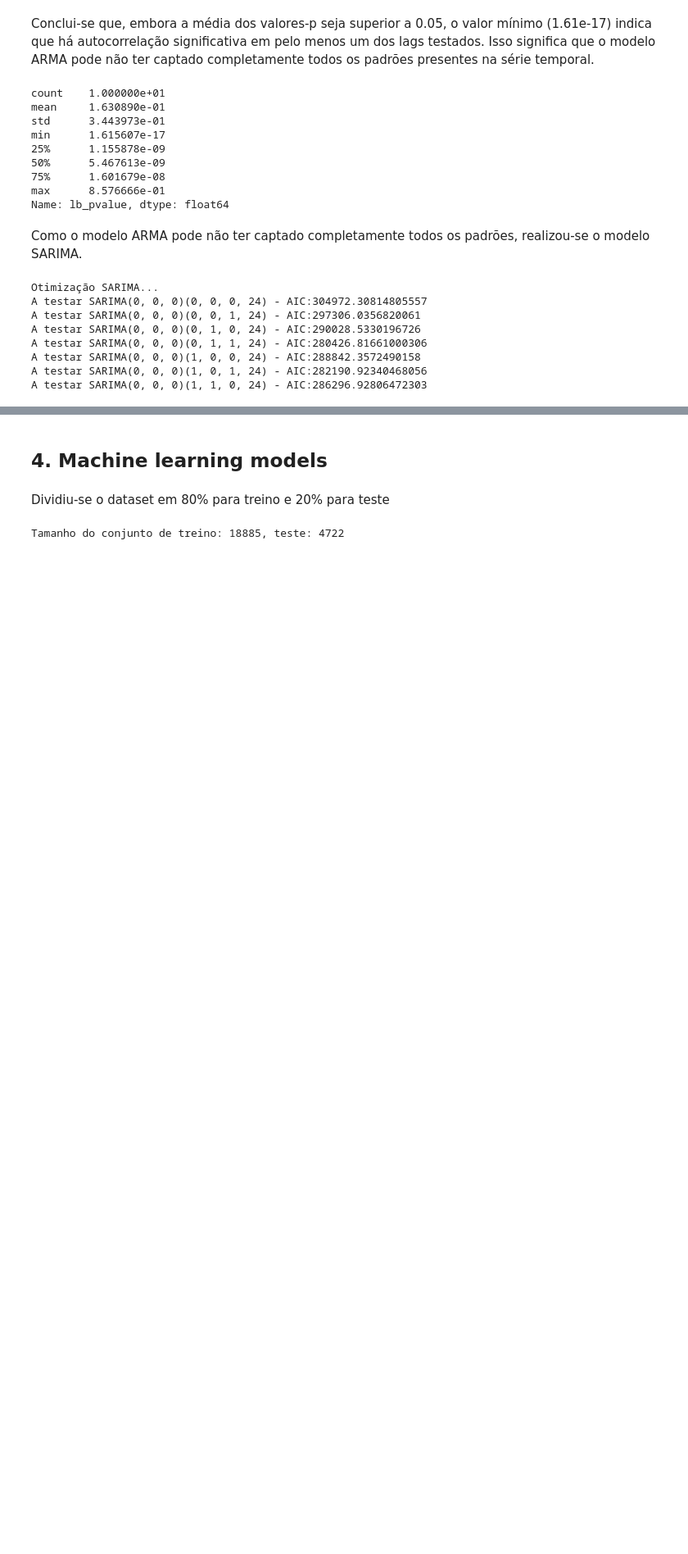
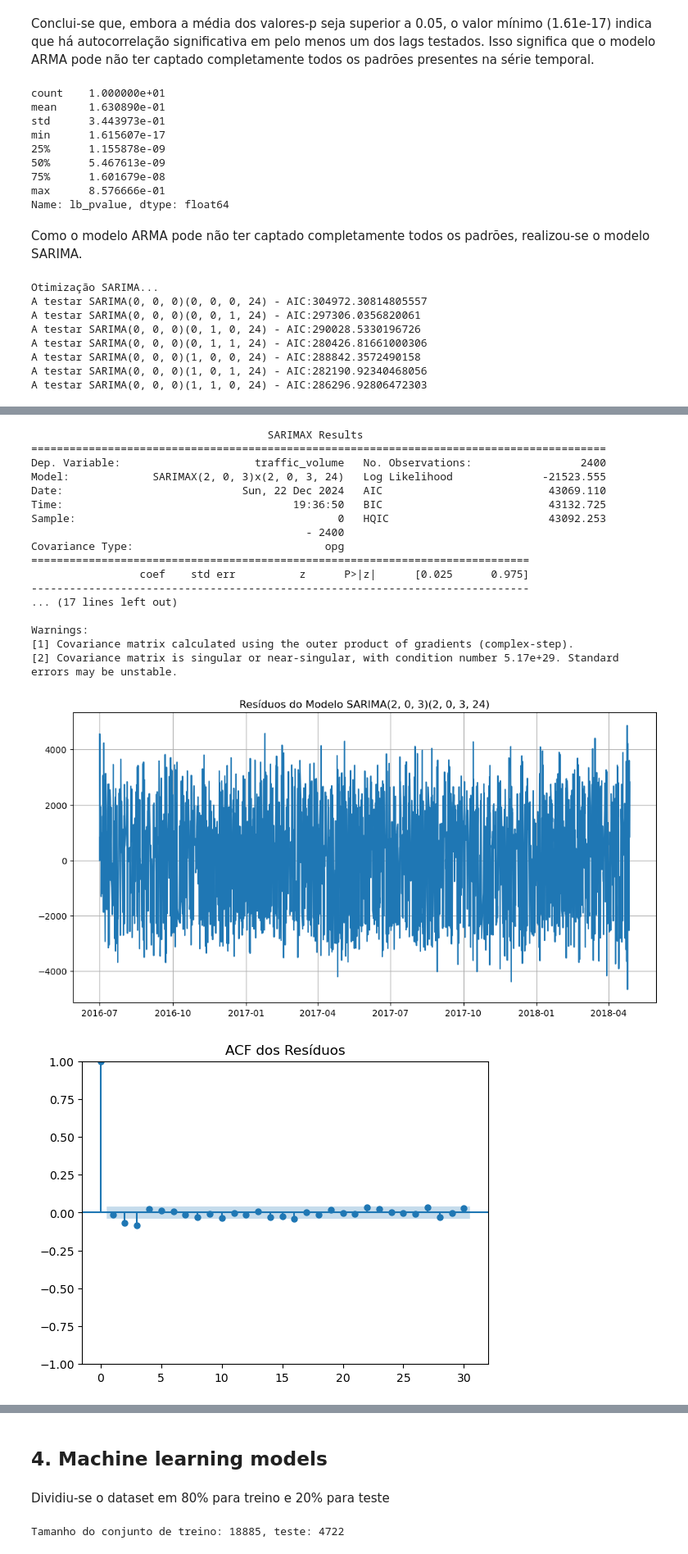
Before and after one commit to 1211508/MINDD, a Jupyter notebook: MINDD-1211508-1210926.ipynb, the cells around one changed output, grey strips where cells are left out. Shown at 82% size. Drawn from its saved outputs; the diff is of its cells as text; code cells hidden in the pictures; blank space fills up the shorter version.

```diff
--- a/MINDD-1211508-1210926.ipynb
+++ b/MINDD-1211508-1210926.ipynb
@@ -1078,31 +1098,63 @@ se nao der - usar (2, 0, 3, 24)
 # %%
-# Ajustar o modelo SARIMA com os parâmetros definidos
 model_sarima = SARIMAX(train,
                        order=(2, 0, 3),  # Parâmetros não sazonais (p, d, q)
                        seasonal_order=(2, 0, 3, 24),  # Parâmetros sazonais (P, D, Q, m)
                        simple_differencing=False)
 
 # Treinar o modelo
 model_fit_sarima = model_sarima.fit(disp=False)
 
 # Resumo do modelo
 print(model_fit_sarima.summary())
 
 # Avaliar resíduos
 residuals = model_fit_sarima.resid
 plt.figure(figsize=(12, 6))
 plt.plot(residuals)
 plt.title("Resíduos do Modelo SARIMA(2, 0, 3)(2, 0, 3, 24)")
 plt.grid()
 plt.show()
 
 # ACF dos resíduos
 plot_acf(residuals, lags=30)
 plt.title("ACF dos Resíduos")
 plt.show()
 
-# Previsão para os próximos passos
-forecast_steps = 10
-forecast = model_fit_sarima.forecast(steps=forecast_steps)
+# Realizar a previsão
+forecast = model_fit_sarima.forecast(steps=len(test))
+
+forecast_steps = len(test)
 print(f"Previsões para os próximos {forecast_steps} passos:")
 print(forecast)
+
+# Criar o gráfico comparativo
+plt.figure(figsize=(10, 6))
+plt.plot(train.index, train, label='Treino', color='blue')
+plt.plot(test.index, test, label='Teste', color='orange')
+plt.plot(test.index, forecast, label='Previsão', color='red')
+plt.legend()
+plt.title("Modelo SARIMA(2,0,3)(2,0,3,24) - Previsão")
+plt.xlabel("Tempo")
+plt.ylabel("Volume de Tráfego")
+plt.grid()
+plt.show()
+# %% [output]
+                                     SARIMAX Results
+==========================================================================================
+Dep. Variable:                     traffic_volume   No. Observations:                 2400
+Model:             SARIMAX(2, 0, 3)x(2, 0, 3, 24)   Log Likelihood              -21523.555
+Date:                            Sun, 22 Dec 2024   AIC                          43069.110
+Time:                                    19:36:50   BIC                          43132.725
+Sample:                                         0   HQIC                         43092.253
+                                           - 2400
+Covariance Type:                              opg
+==============================================================================
+                 coef    std err          z      P>|z|      [0.025      0.975]
+------------------------------------------------------------------------------
+... (17 lines left out)
+
+Warnings:
+[1] Covariance matrix calculated using the outer product of gradients (complex-step).
+[2] Covariance matrix is singular or near-singular, with condition number 5.17e+29. Standard errors may be unstable.
+[figure, added]
+[figure, added]
```
Also changed, not shown: parts of 16 cells of this notebook.
